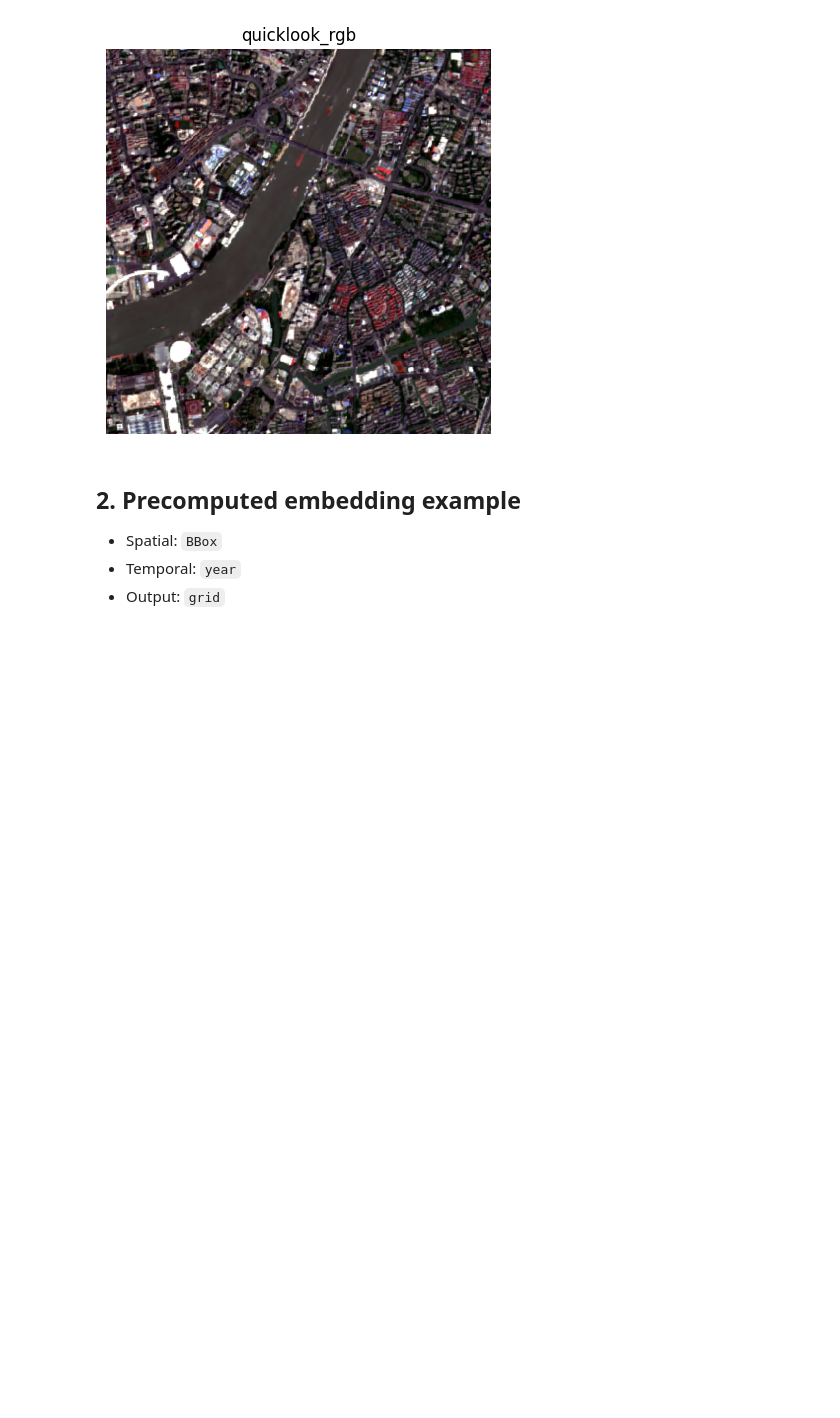
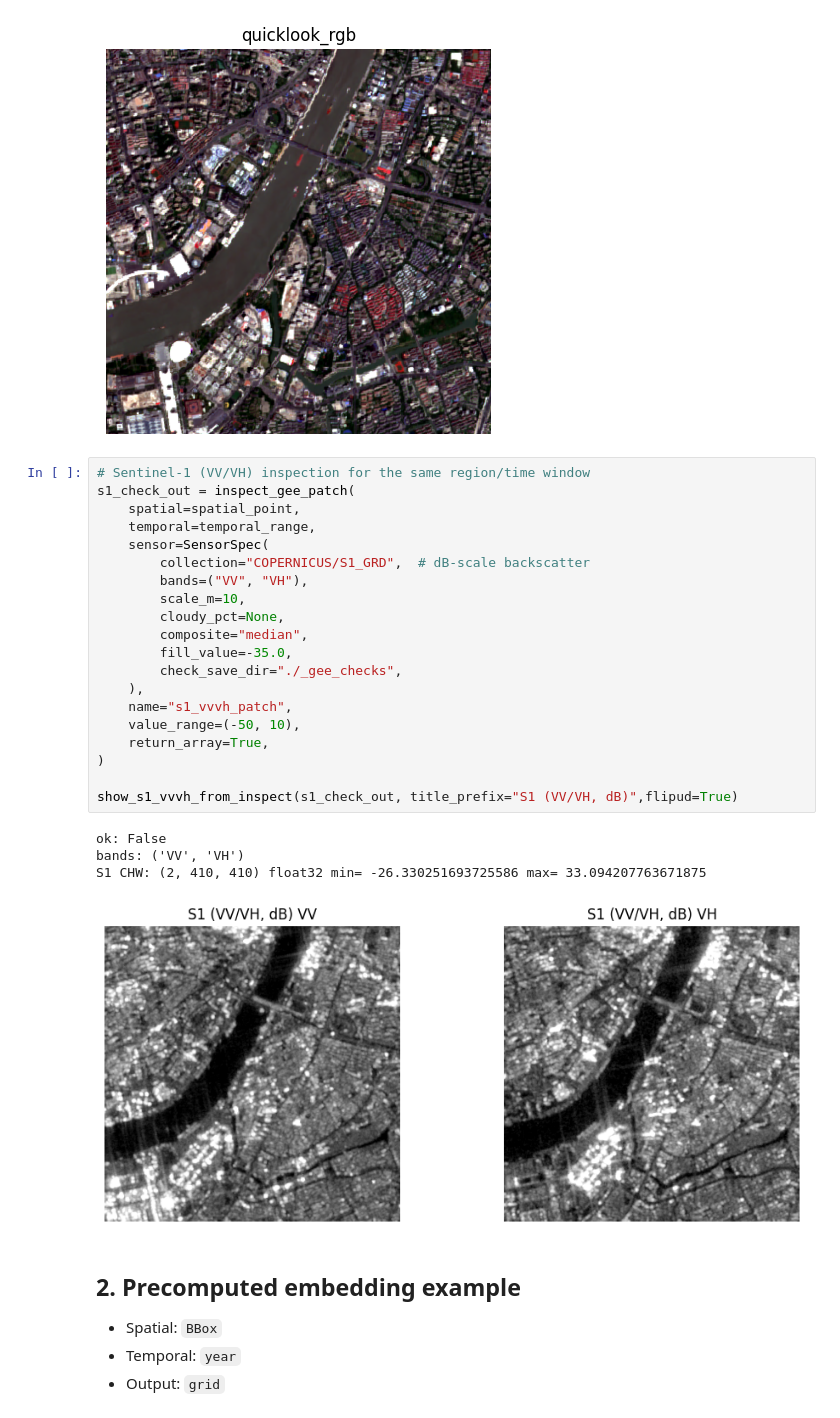
Before and after one commit to Dinghye/rs-embed, a Jupyter notebook: examples/playground.ipynb, the cells around one changed output. Drawn from its saved outputs; the diff is of its cells as text; blank space fills up the shorter version.

```diff
--- a/examples/playground.ipynb
+++ b/examples/playground.ipynb
@@ -75,6 +76,31 @@ show_quicklook_artifact(check_out.get("artifacts") or {})
 # %% [output]
 ok: True
 [figure]
+# %%
+# Sentinel-1 (VV/VH) inspection for the same region/time window
+s1_check_out = inspect_gee_patch(
+    spatial=spatial_point,
+    temporal=temporal_range,
+    sensor=SensorSpec(
+        collection="COPERNICUS/S1_GRD",  # dB-scale backscatter
+        bands=("VV", "VH"),
+        scale_m=10,
+        cloudy_pct=None,
+        composite="median",
+        fill_value=-35.0,
+        check_save_dir="./_gee_checks",
+    ),
+    name="s1_vvvh_patch",
+    value_range=(-50, 10),
+    return_array=True,
+)
+
+show_s1_vvvh_from_inspect(s1_check_out, title_prefix="S1 (VV/VH, dB)",flipud=True)
+# %% [output]
+ok: False
+bands: ('VV', 'VH')
+S1 CHW: (2, 410, 410) float32 min= -26.330251693725586 max= 33.094207763671875
+[figure, added]
 # %% [markdown]
 ## 2. Precomputed embedding example
 
```
Also changed, not shown: parts of 1 cell of this notebook, 2 other files.
